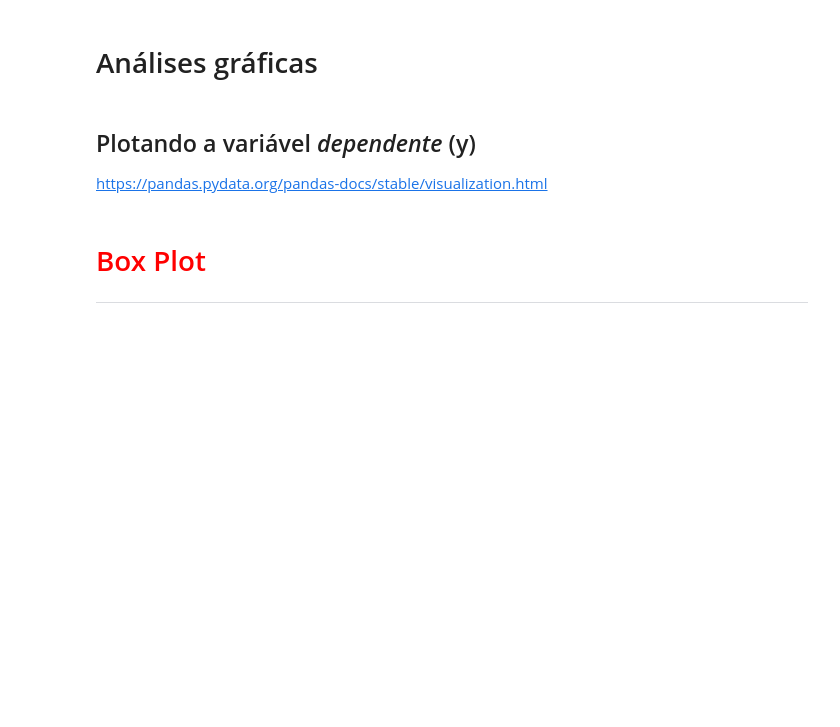
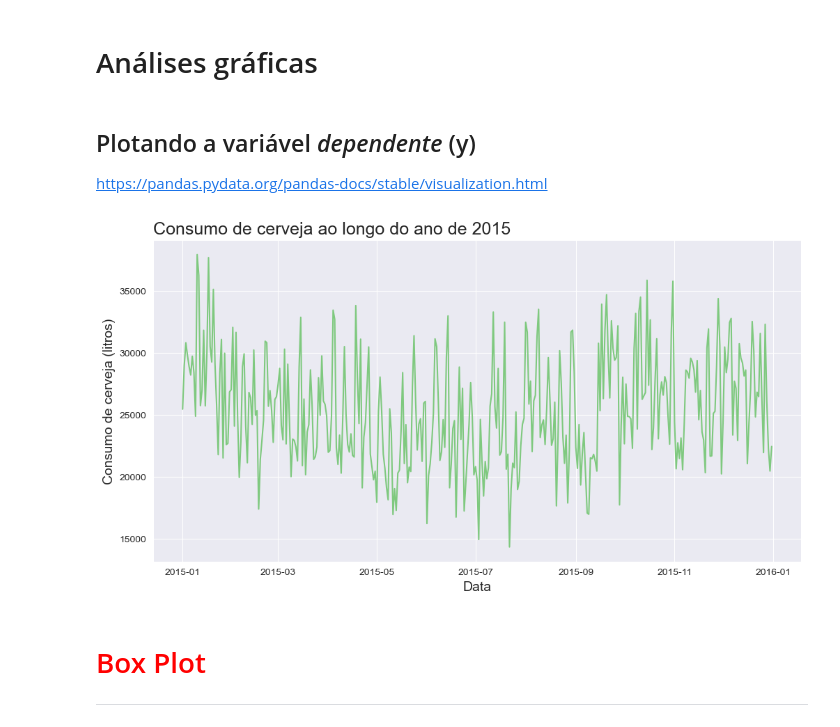
Before and after one commit to ledsouza/reg-linear, a Jupyter notebook: Projeto/Regressão Linear.ipynb, the cells around one changed output. Drawn from its saved outputs; the diff is of its cells as text; code cells hidden in the pictures; blank space fills up the shorter version.

```diff
--- a/Projeto/Regressão Linear.ipynb
+++ b/Projeto/Regressão Linear.ipynb
@@ -57,3 +54,7 @@ dados.head()
 | 2 | 03/01/2015 | 24.82 | 22.4 | 29.9 | 0.0 | 1 | 30814 |
 | 3 | 04/01/2015 | 23.98 | 21.5 | 28.6 | 1.2 | 1 | 29799 |
 | 4 | 05/01/2015 | 23.82 | 21.0 | 28.3 | 0.0 | 0 | 28900 |
+# %%
+# converter para datetime
+dados['data'] = pd.to_datetime(dados['data'], format='%d/%m/%Y')
+dados.head()
@@ -80,6 +110,17 @@ dados.shape
 # %% [markdown]
 ## Plotando a variável *dependente* (y)
 https://pandas.pydata.org/pandas-docs/stable/visualization.html
+# %%
+sns.set_palette('Accent')
+sns.set_style('darkgrid')
+ax = sns.lineplot(x='data', y='consumo', data=dados)
+ax.figure.set_size_inches(12,6)
+ax.set_title('Consumo de cerveja ao longo do ano de 2015', loc='left', fontsize=18)
+ax.set_xlabel('Data', fontsize=14)
+ax.set_ylabel('Consumo de cerveja (litros)', fontsize=14)
+plt.show()
+# %% [output]
+[figure, added]
 # %% [markdown]
 # <font color='red' style='font-size: 30px;'>Box Plot</font>
 <hr style='border: 2px solid red;'>
```
Also changed, not shown: parts of 11 cells of this notebook.
